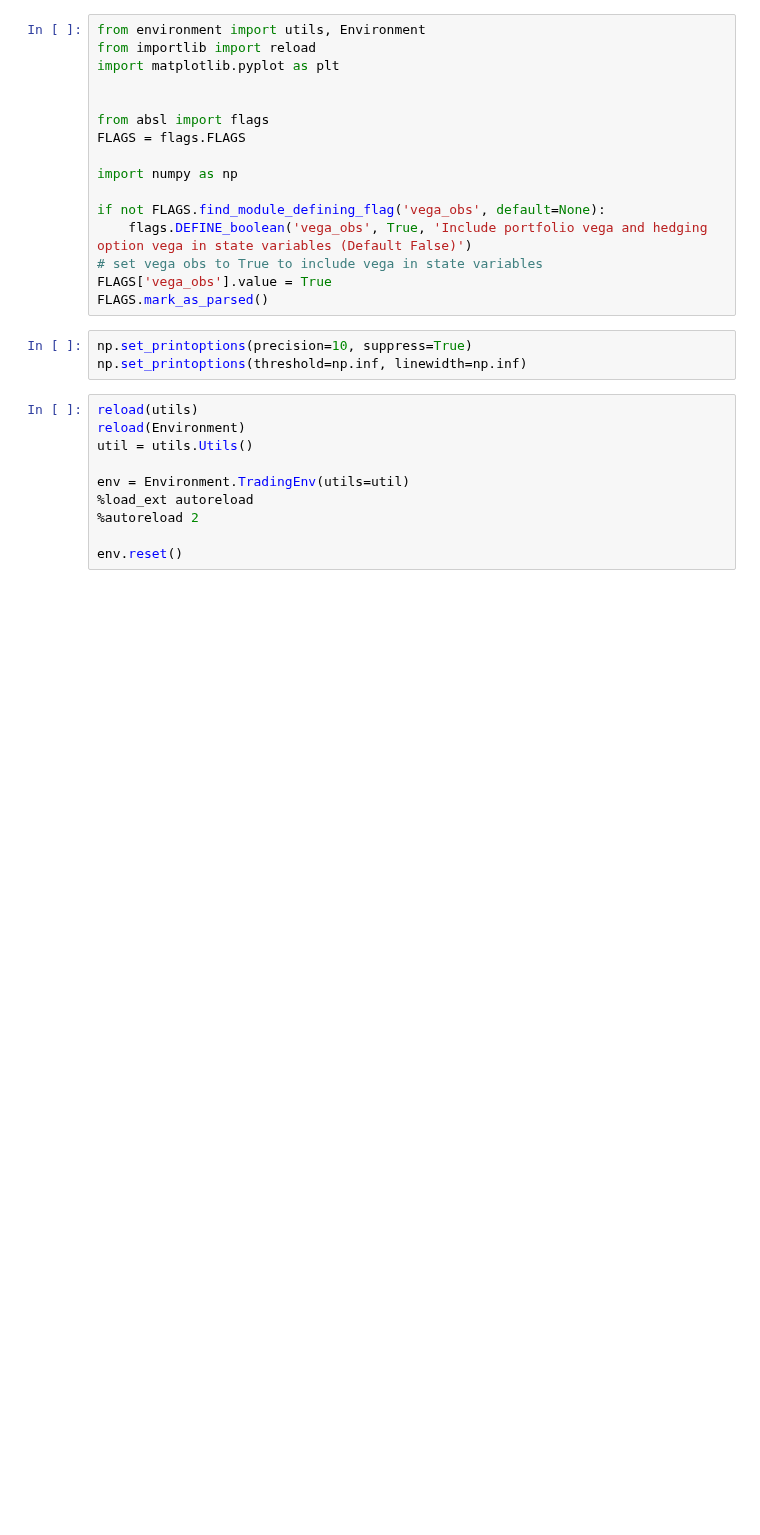
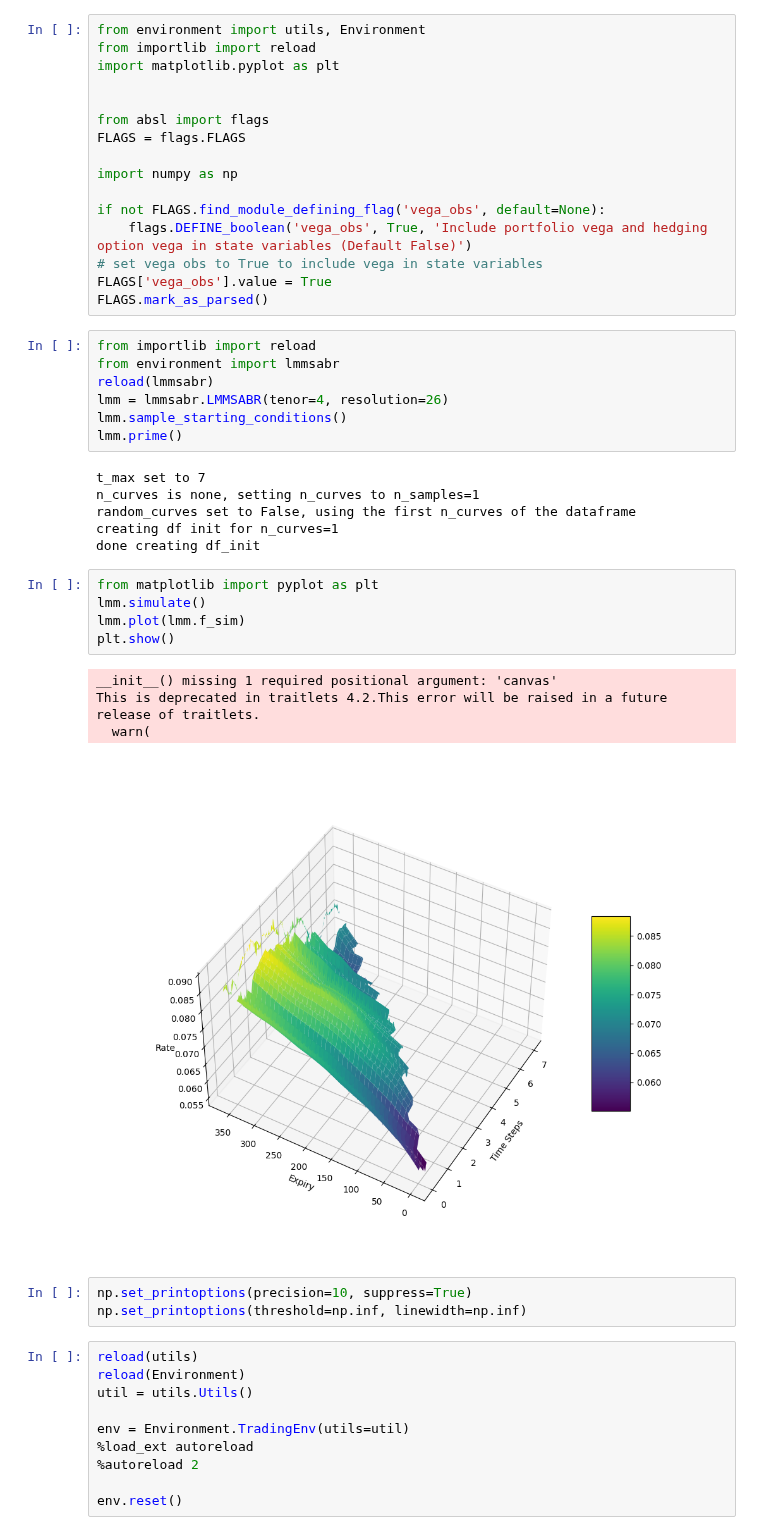
Before and after one commit to Dunkalot/gamma-vega-rl-hedging, a Jupyter notebook: test_rl.ipynb, the cells around one changed output. Saved outputs shown, nothing was run; the diff lists cells and outputs as text; blank space fills up the shorter version.

```diff
--- a/test_rl.ipynb
+++ b/test_rl.ipynb
@@ -14,6 +14,29 @@ if not FLAGS.find_module_defining_flag('vega_obs', default=None):
 # set vega obs to True to include vega in state variables
 FLAGS['vega_obs'].value = True
 FLAGS.mark_as_parsed()
+# %%
+from importlib import reload
+from environment import lmmsabr
+reload(lmmsabr)
+lmm = lmmsabr.LMMSABR(tenor=4, resolution=26)
+lmm.sample_starting_conditions()
+lmm.prime()
+# %% [output]
+t_max set to 7
+n_curves is none, setting n_curves to n_samples=1
+random_curves set to False, using the first n_curves of the dataframe
+creating df init for n_curves=1
+done creating df_init
+# %%
+from matplotlib import pyplot as plt
+lmm.simulate()
+lmm.plot(lmm.f_sim)
+plt.show()
+# %% [output]
+__init__() missing 1 required positional argument: 'canvas'
+This is deprecated in traitlets 4.2.This error will be raised in a future release of traitlets.
+  warn(
+[figure, added]
 # %%
 np.set_printoptions(precision=10, suppress=True)
 np.set_printoptions(threshold=np.inf, linewidth=np.inf)
```
Also changed, not shown: parts of 8 cells of this notebook, 2 other files.
